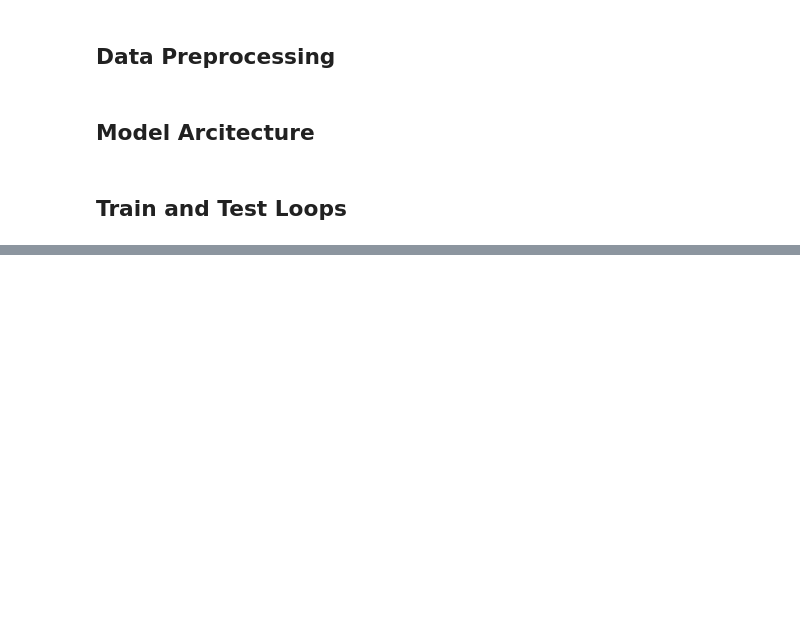
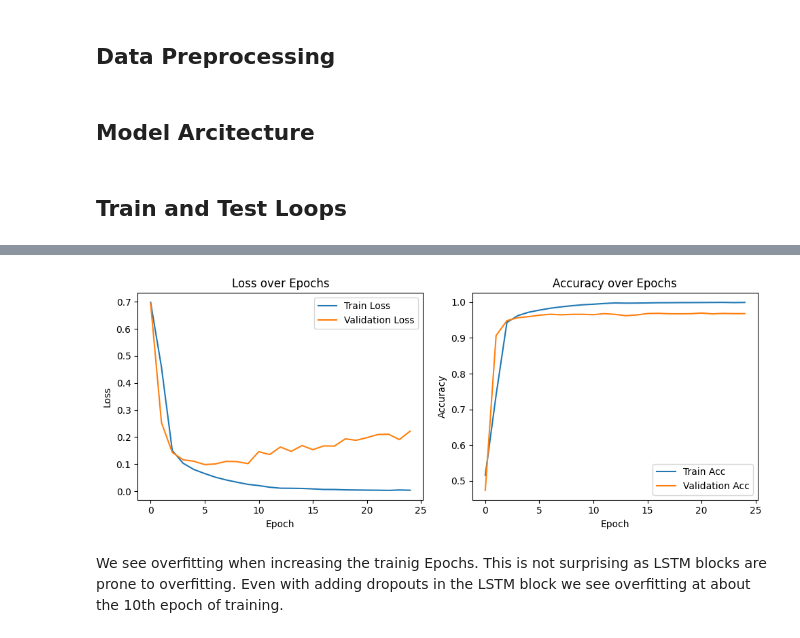
Before and after one commit to djl1626/DS6050-Final-Project, a Jupyter notebook: LSTM.ipynb, the cells around one changed output, grey strips where cells are left out. Drawn from its saved outputs; the diff is of its cells as text; code cells hidden in the pictures; blank space fills up the shorter version.

Commit message:
retrained with 25 epochs

```diff
--- a/LSTM.ipynb
+++ b/LSTM.ipynb
@@ -118,7 +126,7 @@ def testloop(dataloader, model, loss_func):
 # Hyperparameters
 lr = 1e-4
 batch_size = 32
-epochs = 10
+epochs = 25
 max_len = 64
 # %%
 model = LSTM(vocab_size=tokenizer.vocab_size, embedding_dim=128, hidden_dim=64, output_dim=2)
@@ -134,9 +143,26 @@ LSTM(
 )
 # %%
+# Initialize lists before training
+train_losses = []
+train_accuracies = []
+val_losses = []
+val_accuracies = []
+
+np.random.seed(42)
+
 for epoch in range(epochs):
     print(f"---Epoch {epoch+1}/{epochs}:---")
+
     train_loss, train_acc = trainloop(train_loader, model, loss_func, optimizer)
     val_loss, val_acc = testloop(val_loader, model, loss_func)
+
+    # Store results
+    train_losses.append(train_loss)
+    train_accuracies.append(train_acc)
+    val_losses.append(val_loss)
+    val_accuracies.append(val_acc)
+
+    # Print progress
     print(f'Train Loss: {train_loss:.4f}, Train Acc: {train_acc:.4f}.')
     print(f'Validation Loss: {val_loss:.4f}, Validation Acc: {val_acc:.4f}.')
 # %% [output]
@@ -160,3 +186,29 @@ Validation Loss: 0.1038, Validation Acc: 0.9725.
+# %%
+# Plotting loss
+plt.figure(figsize=(10, 4))
+plt.subplot(1, 2, 1)
+plt.plot(train_losses, label='Train Loss')
+plt.plot(val_losses, label='Validation Loss')
+plt.xlabel('Epoch')
+plt.ylabel('Loss')
+plt.title('Loss over Epochs')
+plt.legend()
+
+# Plotting accuracy
+plt.subplot(1, 2, 2)
+plt.plot(train_accuracies, label='Train Acc')
+plt.plot(val_accuracies, label='Validation Acc')
+plt.xlabel('Epoch')
+plt.ylabel('Accuracy')
+plt.title('Accuracy over Epochs')
+plt.legend()
+
+plt.tight_layout()
+plt.show()
+# %% [output]
+[figure, added]
+# %% [markdown]
+We see overfitting when increasing the trainig Epochs. This is not surprising as LSTM blocks are prone to overfitting. Even with adding dropouts in the LSTM block we see overfitting at about the 10th epoch of training.
 # %%
 test_loss, test_acc = testloop(test_loader, model, loss_func)
 print(f"Test Loss: {test_loss}, Test Accuracy: {test_acc}")
```
Also changed, not shown: parts of 6 cells of this notebook, 1 other file.
